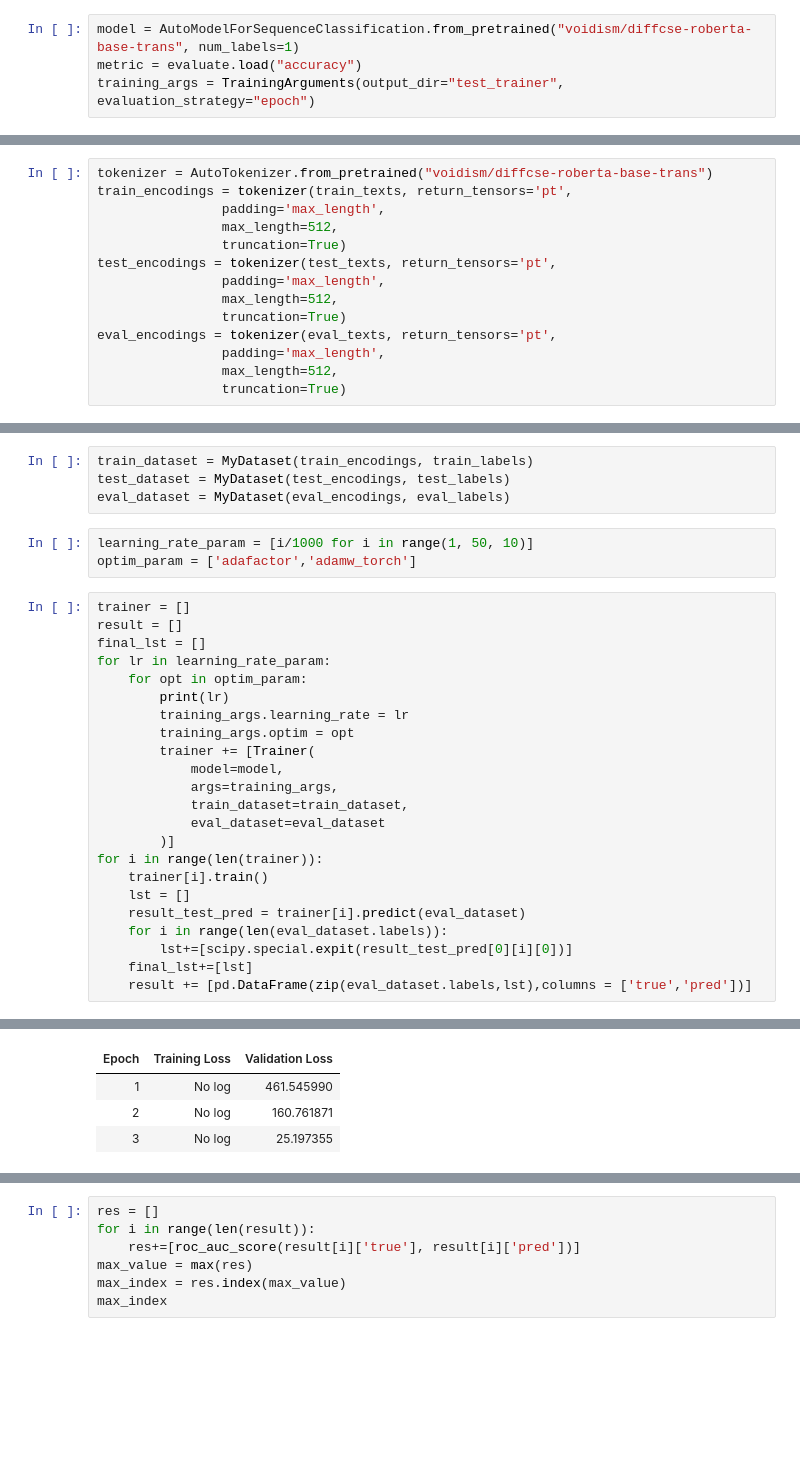
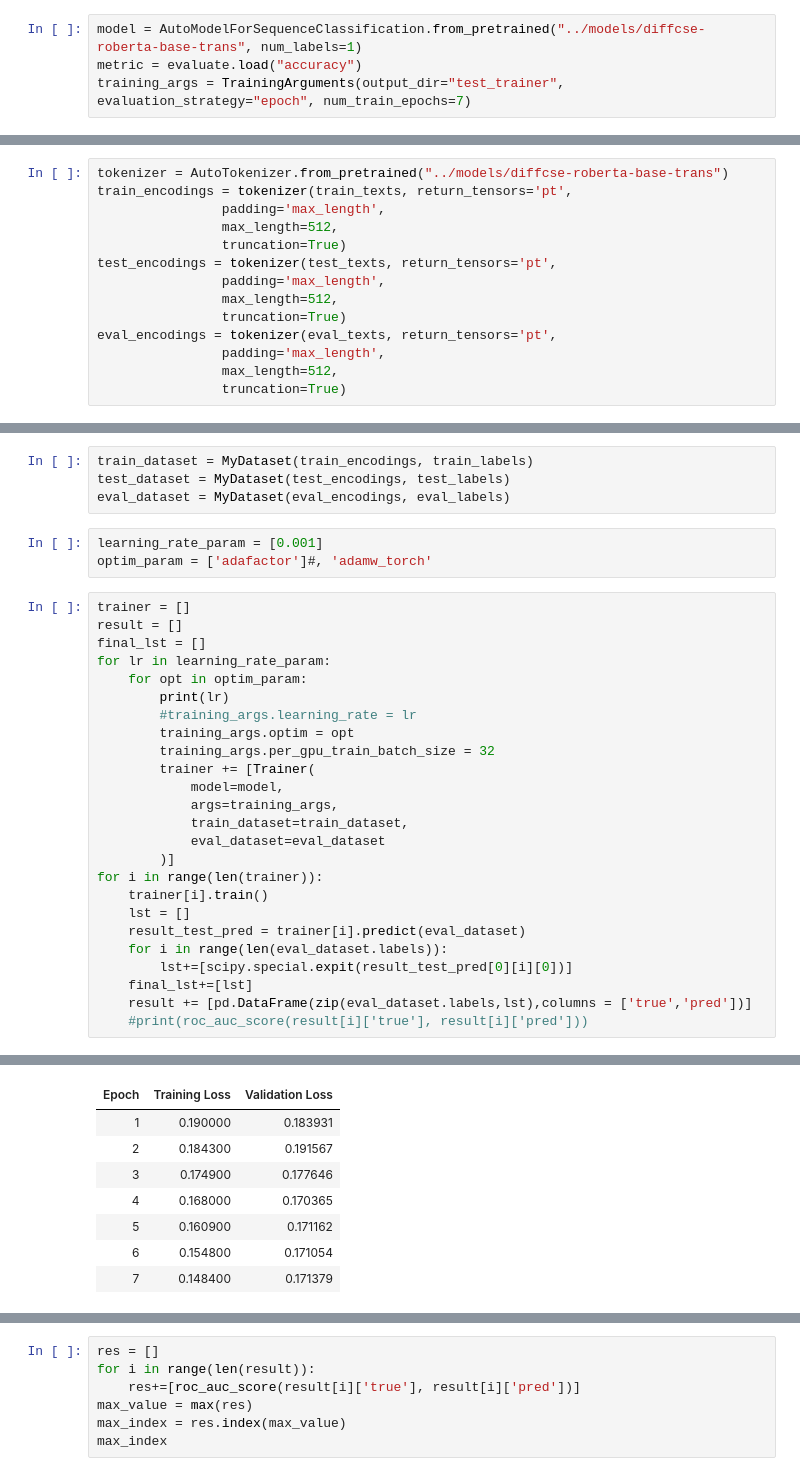
Before and after one commit to RaguzovaTatyana/nlp_diploma, a Jupyter notebook: rus_generating/rus_generating.ipynb, the cells around one changed output, grey strips where cells are left out. Cells and saved outputs as stored; diff of their text form; blank space fills up the shorter version.

```diff
--- a/rus_generating/rus_generating.ipynb
+++ b/rus_generating/rus_generating.ipynb
@@ -15,7 +15,7 @@ import matplotlib.pyplot as plt
 import seaborn as sns
 import scipy
 # %%
-model = AutoModelForSequenceClassification.from_pretrained("voidism/diffcse-roberta-base-trans", num_labels=1)
+model = AutoModelForSequenceClassification.from_pretrained("../models/diffcse-roberta-base-trans", num_labels=1)
 metric = evaluate.load("accuracy")
-training_args = TrainingArguments(output_dir="test_trainer", evaluation_strategy="epoch")
+training_args = TrainingArguments(output_dir="test_trainer", evaluation_strategy="epoch", num_train_epochs=7)
 # %% [output]
@@ -84,7 +72,7 @@ train_texts, train_labels = dataset_train['text'].tolist(),dataset_train['label'
 test_texts, test_labels = dataset_test['text'].tolist(),dataset_test['label'].tolist()
 eval_texts, eval_labels = dataset_eval['text'].tolist(),dataset_eval['label'].tolist()
 # %%
-tokenizer = AutoTokenizer.from_pretrained("voidism/diffcse-roberta-base-trans")
+tokenizer = AutoTokenizer.from_pretrained("../models/diffcse-roberta-base-trans")
 train_encodings = tokenizer(train_texts, return_tensors='pt',
                 padding='max_length',
                 max_length=512,
@@ -122,8 +105,8 @@ train_dataset = MyDataset(train_encodings, train_labels)
 test_dataset = MyDataset(test_encodings, test_labels)
 eval_dataset = MyDataset(eval_encodings, eval_labels)
 # %%
-learning_rate_param = [i/1000 for i in range(1, 50, 10)]
-optim_param = ['adafactor','adamw_torch']
+learning_rate_param = [0.001]
+optim_param = ['adafactor']#, 'adamw_torch'
 # %%
 trainer = []
 result = []
@@ -131,8 +114,9 @@ final_lst = []
 for lr in learning_rate_param:
     for opt in optim_param:
         print(lr)
-        training_args.learning_rate = lr
+        #training_args.learning_rate = lr
         training_args.optim = opt
+        training_args.per_gpu_train_batch_size = 32
         trainer += [Trainer(
             model=model,
             args=training_args,
@@ -147,4 +131,5 @@ for i in range(len(trainer)):
         lst+=[scipy.special.expit(result_test_pred[0][i][0])]
     final_lst+=[lst]
     result += [pd.DataFrame(zip(eval_dataset.labels,lst),columns = ['true','pred'])]
+    #print(roc_auc_score(result[i]['true'], result[i]['pred']))
 # %% [output]
@@ -164,4 +141,8 @@ for i in range(len(trainer)):
 | Epoch | Training Loss | Validation Loss |
-| 1 | No log | 461.545990 |
-| 2 | No log | 160.761871 |
-| 3 | No log | 25.197355 |
+| 1 | 0.190000 | 0.183931 |
+| 2 | 0.184300 | 0.191567 |
+| 3 | 0.174900 | 0.177646 |
+| 4 | 0.168000 | 0.170365 |
+| 5 | 0.160900 | 0.171162 |
+| 6 | 0.154800 | 0.171054 |
+| 7 | 0.148400 | 0.171379 |
```
Also changed, not shown: parts of 11 cells of this notebook.
